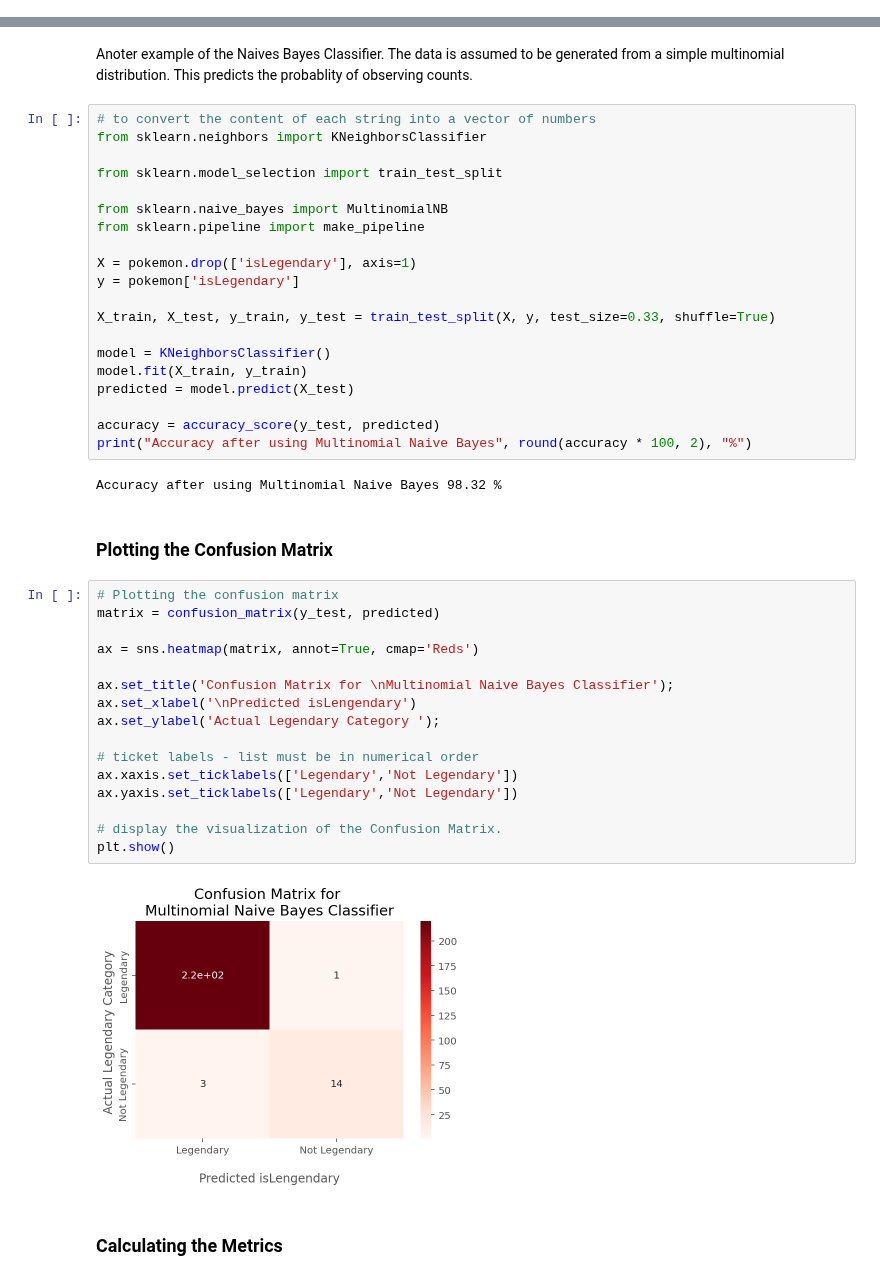
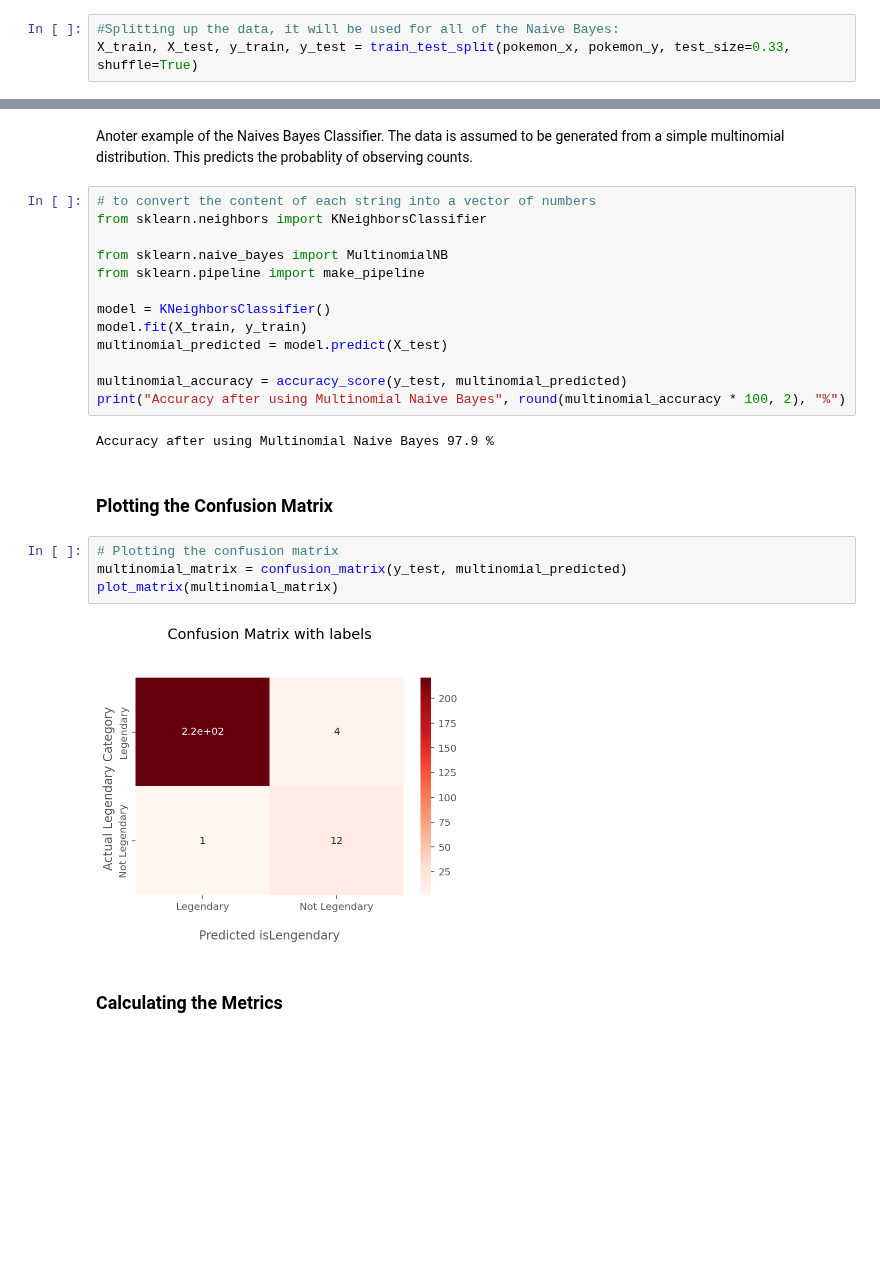
Before and after one commit to AAMAB/F21DL, a Jupyter notebook: Group17 DMML.ipynb, the cells around one changed output, grey strips where cells are left out. Saved outputs shown, nothing was run; the diff lists cells and outputs as text; blank space fills up the shorter version.

```diff
--- a/Group17 DMML.ipynb
+++ b/Group17 DMML.ipynb
@@ -728,3 +761,6 @@ Overview: Ran several variations of Bayes Nets classifier and recorded major met
+# %%
+#Splitting up the data, it will be used for all of the Naive Bayes:
+X_train, X_test, y_train, y_test = train_test_split(pokemon_x, pokemon_y, test_size=0.33, shuffle=True)
 # %% [markdown]
 ## 1. Using Multinomial Naive Bayes
 # %% [markdown]
@@ -733,44 +769,25 @@ Anoter example of the Naives Bayes Classifier. The data is assumed to be generat
 # to convert the content of each string into a vector of numbers
 from sklearn.neighbors import KNeighborsClassifier
 
-from sklearn.model_selection import train_test_split
-
 from sklearn.naive_bayes import MultinomialNB
 from sklearn.pipeline import make_pipeline
 
-X = pokemon.drop(['isLegendary'], axis=1)
-y = pokemon['isLegendary']
-
-X_train, X_test, y_train, y_test = train_test_split(X, y, test_size=0.33, shuffle=True)
-
 model = KNeighborsClassifier()
 model.fit(X_train, y_train)
-predicted = model.predict(X_test)
+multinomial_predicted = model.predict(X_test)
 
-accuracy = accuracy_score(y_test, predicted)
-print("Accuracy after using Multinomial Naive Bayes", round(accuracy * 100, 2), "%")
+multinomial_accuracy = accuracy_score(y_test, multinomial_predicted)
+print("Accuracy after using Multinomial Naive Bayes", round(multinomial_accuracy * 100, 2), "%")
 # %% [output]
-Accuracy after using Multinomial Naive Bayes 98.32 %
+Accuracy after using Multinomial Naive Bayes 97.9 %
 # %% [markdown]
 ### Plotting the Confusion Matrix
 # %%
 # Plotting the confusion matrix
-matrix = confusion_matrix(y_test, predicted)
-
-ax = sns.heatmap(matrix, annot=True, cmap='Reds')
-
-ax.set_title('Confusion Matrix for \nMultinomial Naive Bayes Classifier');
-ax.set_xlabel('\nPredicted isLengendary')
-ax.set_ylabel('Actual Legendary Category ');
-
-# ticket labels - list must be in numerical order
-ax.xaxis.set_ticklabels(['Legendary','Not Legendary'])
-ax.yaxis.set_ticklabels(['Legendary','Not Legendary'])
-
-# display the visualization of the Confusion Matrix.
-plt.show()
+multinomial_matrix = confusion_matrix(y_test, multinomial_predicted)
+plot_matrix(multinomial_matrix)
 # %% [output]
-[figure, old version]
+[figure, new version]
 # %% [markdown]
 ### Calculating the Metrics
 # %%
```
Also changed, not shown: parts of 24 cells of this notebook, 1 other file.
